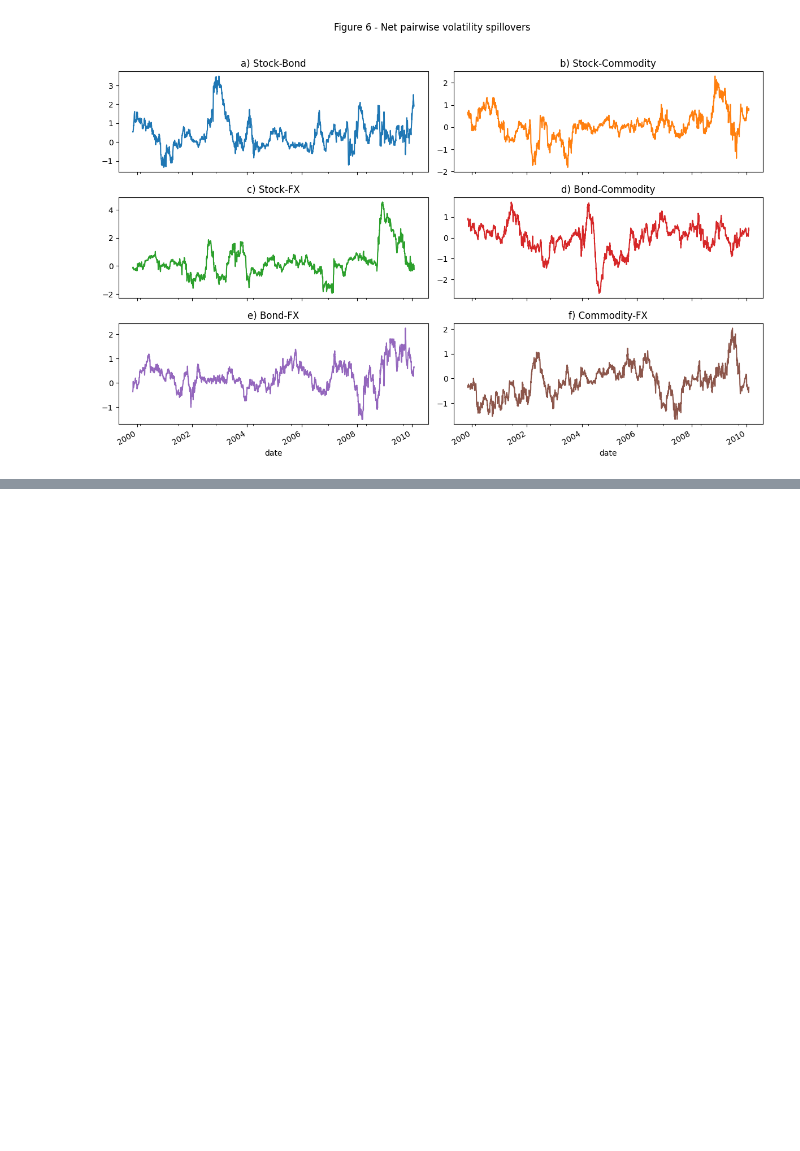
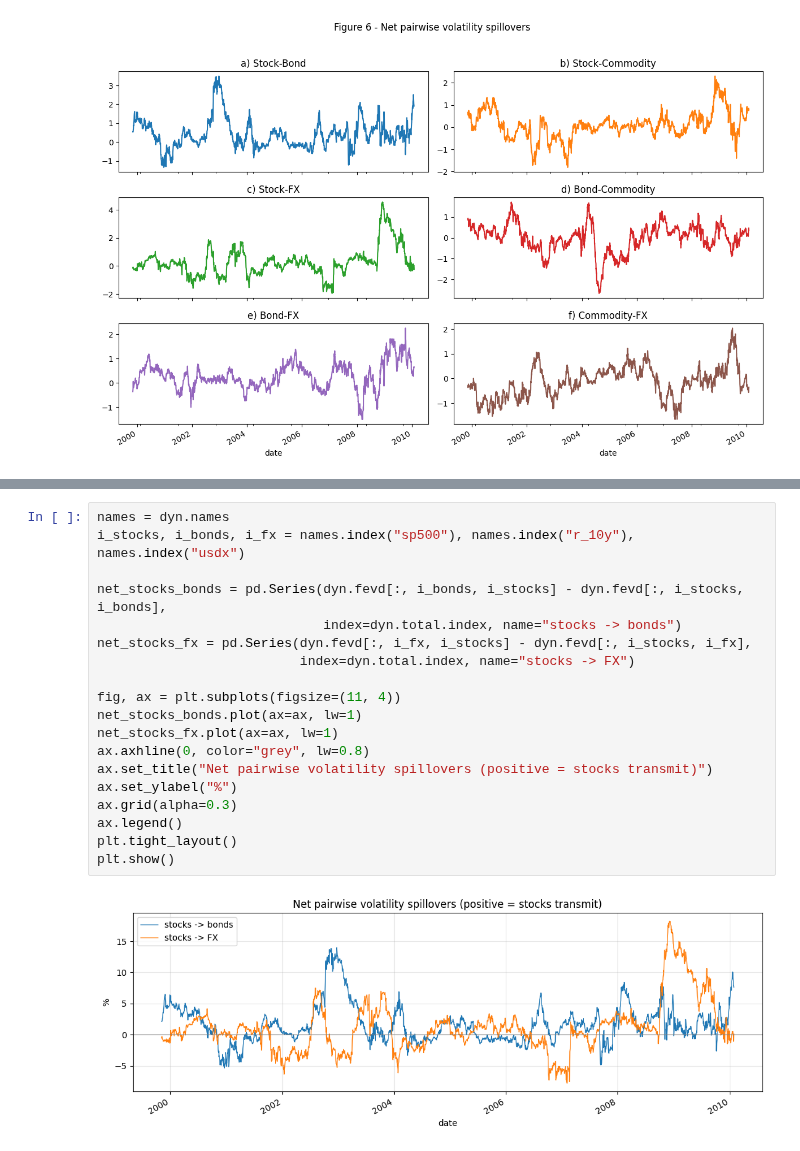
Before and after one commit to zstoi/PyConnectedness, a Jupyter notebook: examples/replicate_dy2012.ipynb, the cells around one changed output, grey strips where cells are left out. Drawn from its saved outputs; the diff is of its cells as text; blank space fills up the shorter version.

```diff
--- a/examples/replicate_dy2012.ipynb
+++ b/examples/replicate_dy2012.ipynb
@@ -194,0 +226,21 @@ plt.tight_layout(rect=[0, 0, 1, 0.96]); plt.show()
+# %%
+names = dyn.names
+i_stocks, i_bonds, i_fx = names.index("sp500"), names.index("r_10y"), names.index("usdx")
+
+net_stocks_bonds = pd.Series(dyn.fevd[:, i_bonds, i_stocks] - dyn.fevd[:, i_stocks, i_bonds],
+                             index=dyn.total.index, name="stocks -> bonds")
+net_stocks_fx = pd.Series(dyn.fevd[:, i_fx, i_stocks] - dyn.fevd[:, i_stocks, i_fx],
+                          index=dyn.total.index, name="stocks -> FX")
+
+fig, ax = plt.subplots(figsize=(11, 4))
+net_stocks_bonds.plot(ax=ax, lw=1)
+net_stocks_fx.plot(ax=ax, lw=1)
+ax.axhline(0, color="grey", lw=0.8)
+ax.set_title("Net pairwise volatility spillovers (positive = stocks transmit)")
+ax.set_ylabel("%")
+ax.grid(alpha=0.3)
+ax.legend()
+plt.tight_layout()
+plt.show()
+# %% [output]
+[figure, added]
```
Also changed, not shown: parts of 13 cells of this notebook.
